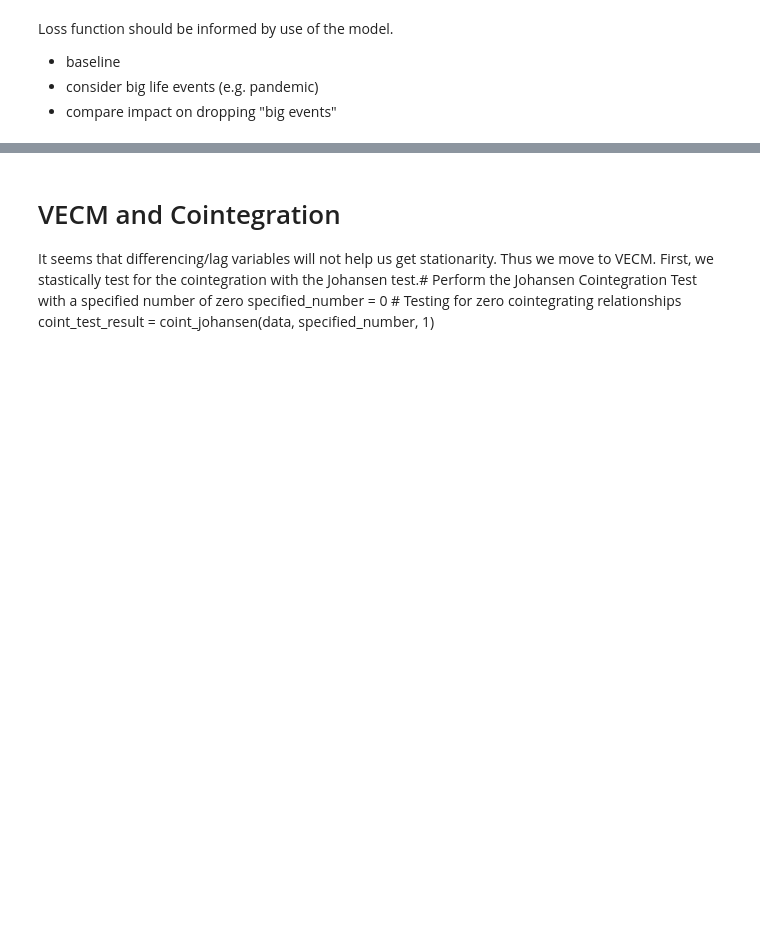
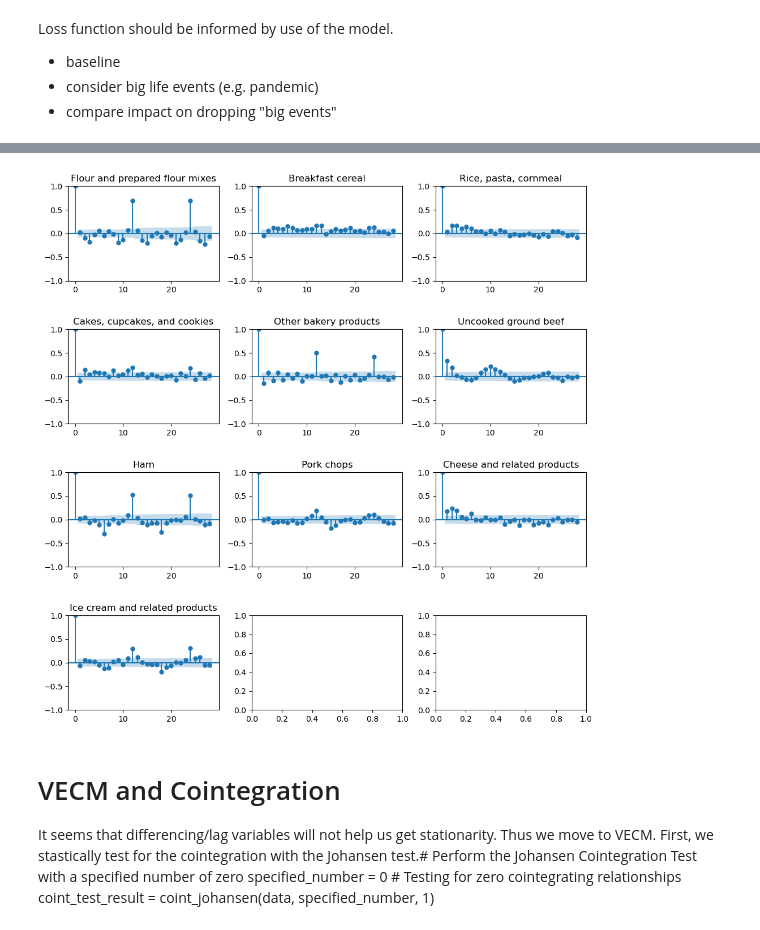
Before and after one commit to Erdos-Projects/fall-2025-food-price-forecasting, a Jupyter notebook: src/eda/EDA.ipynb, the cells around one changed output, grey strips where cells are left out. Drawn from its saved outputs; the diff is of its cells as text; code cells hidden in the pictures; blank space fills up the shorter version.

```diff
--- a/src/eda/EDA.ipynb
+++ b/src/eda/EDA.ipynb
@@ -121,3 +164,7 @@ Loss function should be informed by use of the model.
+# %%
+my_grid_plot(df_first_diff, option="acf", title='description')
+# %% [output]
+[figure, added]
 # %% [markdown]
 # VECM and Cointegration
 It seems that differencing/lag variables will not help us get stationarity. Thus we move to VECM. First, we stastically test for the cointegration with the Johansen test.# Perform the Johansen Cointegration Test with a specified number of zero
```
Also changed, not shown: parts of 7 cells of this notebook, 1 other file.
